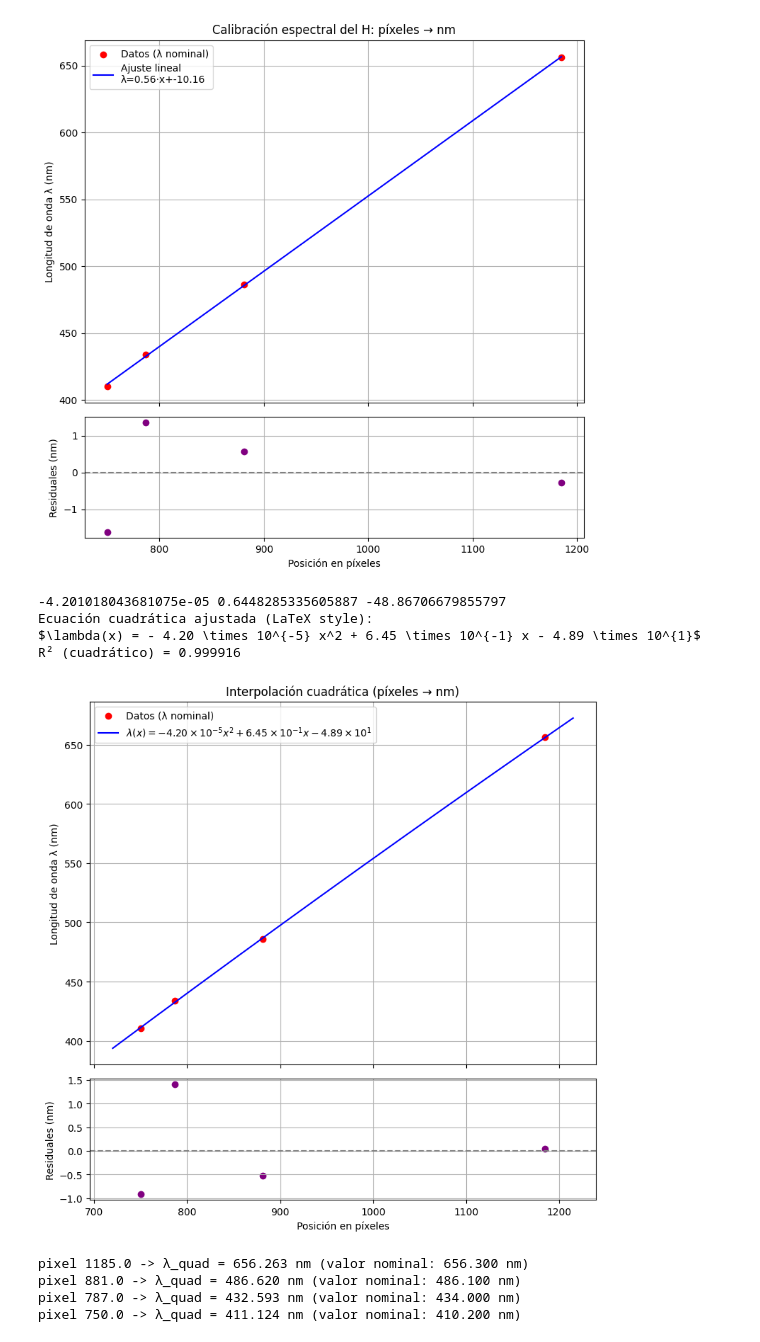
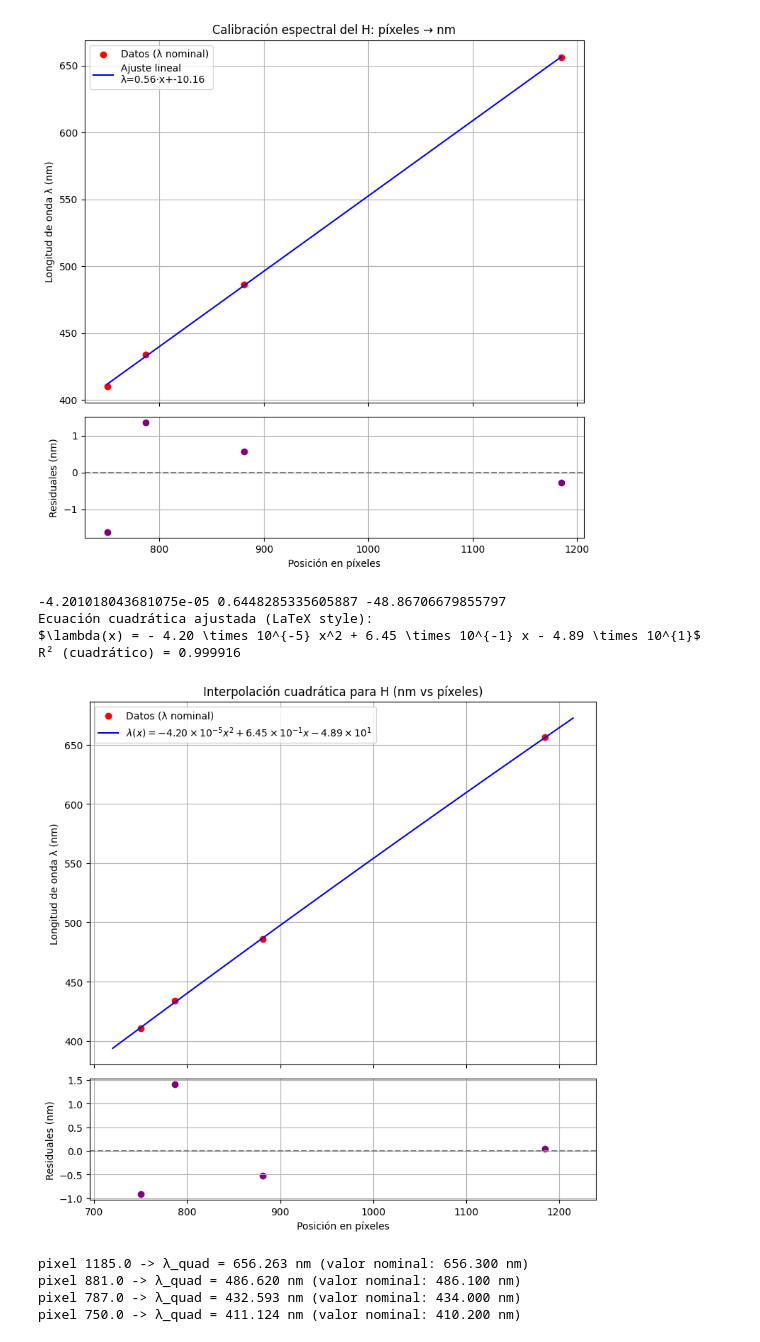
Before and after one commit to KateT840/Laboratorio_moderna, a Jupyter notebook: Lab_2/Codigo_Lab_2_hidrogeno.ipynb, the cells around one changed output. Saved outputs shown, nothing was run; the diff lists cells and outputs as text; code cells hidden in the pictures.

```diff
--- a/Lab_2/Codigo_Lab_2_hidrogeno.ipynb
+++ b/Lab_2/Codigo_Lab_2_hidrogeno.ipynb
@@ -233,35 +234,36 @@ xs = np.linspace(pixeles.min()-30, pixeles.max()+30, 400)
 ys = p(xs)
 
 ax1.scatter(pixeles, lambdas, color='red', label='Datos (λ nominal)')
 ax1.plot(xs, ys, color='blue', label=eq_str)
 ax1.set_ylabel("Longitud de onda λ (nm)")
-ax1.set_title("Interpolación cuadrática (píxeles → nm)")
+ax1.set_title("Interpolación cuadrática para H (nm vs píxeles)")
 ax1.legend()
 ax1.grid(True)
 
 ax2.scatter(pixeles, residuales, color="purple")
 ax2.axhline(0, color="gray", linestyle="--")
 ax2.set_xlabel("Posición en píxeles")
 ax2.set_ylabel("Residuales (nm)")
 ax2.grid(True)
 
 plt.tight_layout()
+#plt.savefig("Interpolación cuadrática para H.png", dpi=300, bbox_inches="tight")
 plt.show()
 
 # --- Función de conversión ---
 def pixel_to_lambda_quad(x_pixel):
     return a*x_pixel**2 + b*x_pixel + c
 
 # Ejemplo
 for px in pixeles:
     print(f"pixel {px:.1f} -> λ_quad = {pixel_to_lambda_quad(px):.3f} nm "
           f"(valor nominal: {lambdas[np.where(pixeles==px)][0]:.3f} nm)")
 # %% [output]
 -4.201018043681075e-05 0.6448285335605887 -48.86706679855797
 Ecuación cuadrática ajustada (LaTeX style):
 $\lambda(x) = - 4.20 \times 10^{-5} x^2 + 6.45 \times 10^{-1} x - 4.89 \times 10^{1}$
 R² (cuadrático) = 0.999916
-[figure, old version]
+[figure, new version]
 pixel 1185.0 -> λ_quad = 656.263 nm (valor nominal: 656.300 nm)
 pixel 881.0 -> λ_quad = 486.620 nm (valor nominal: 486.100 nm)
 pixel 787.0 -> λ_quad = 432.593 nm (valor nominal: 434.000 nm)
```
Also changed, not shown: parts of 6 cells of this notebook.
